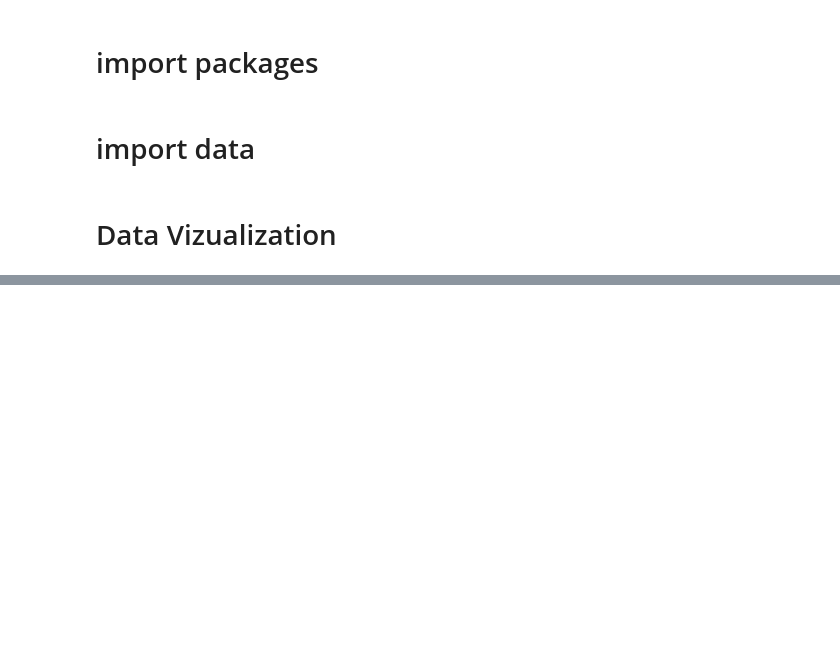
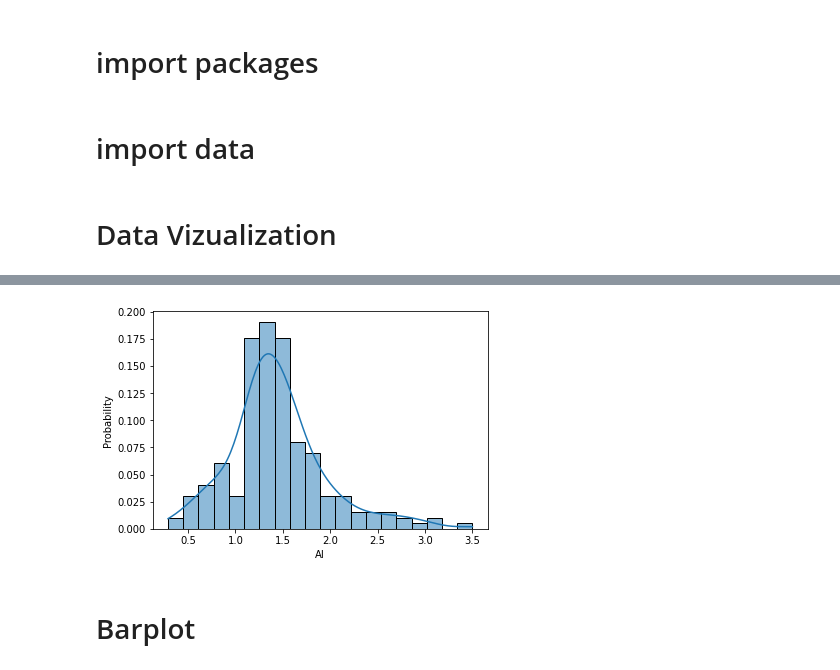
Before and after one commit to normal-Fag/Normrep, a Jupyter notebook: teStIS.ipynb, the cells around one changed output, grey strips where cells are left out. Cells and saved outputs as stored; diff of their text form; code cells hidden in the pictures; blank space fills up the shorter version.

```diff
--- a/teStIS.ipynb
+++ b/teStIS.ipynb
@@ -84,0 +128,10 @@ Name: Class, dtype: int64
+# %%
+sns.histplot(data=data, x='Al',
+             bins=20,
+             kde=True,
+             stat='probability')
+plt.show()
+# %% [output]
+[figure, added]
+# %% [markdown]
+# Barplot
```
Also changed, not shown: parts of 58 cells of this notebook.
